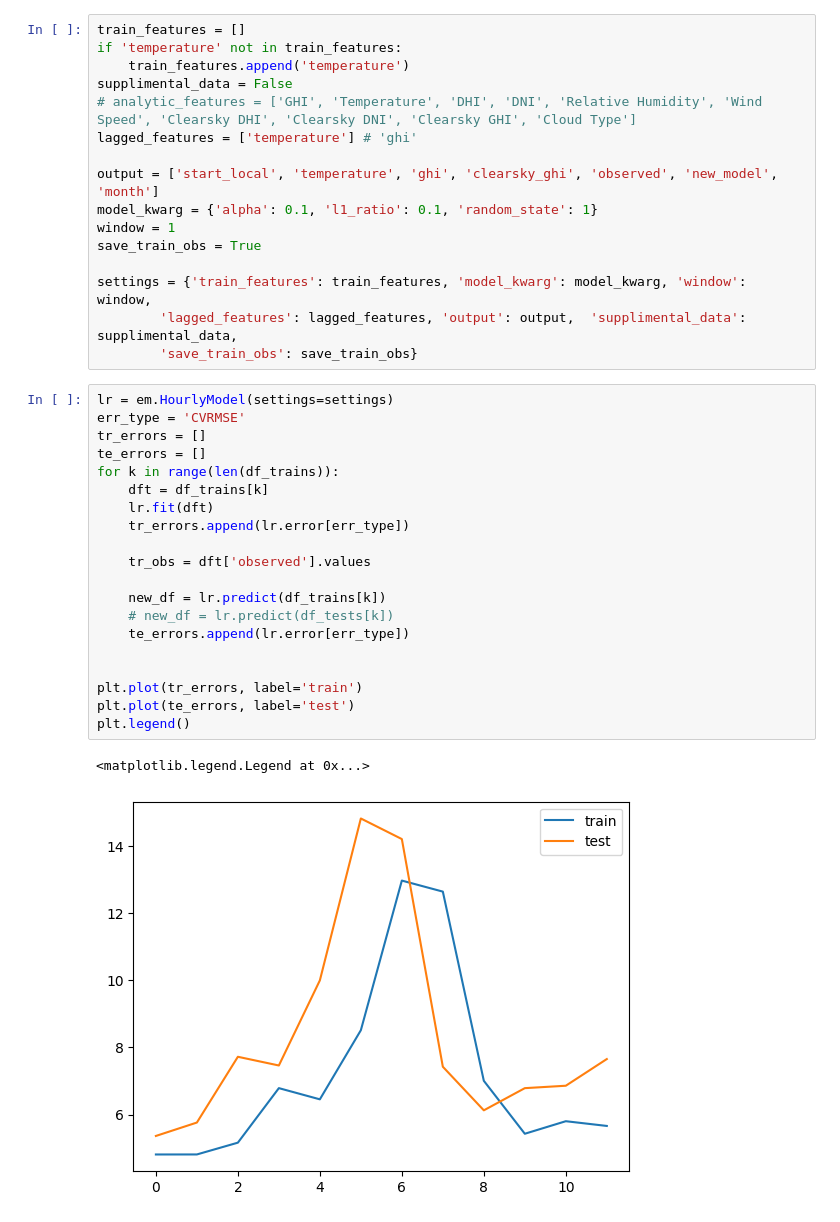
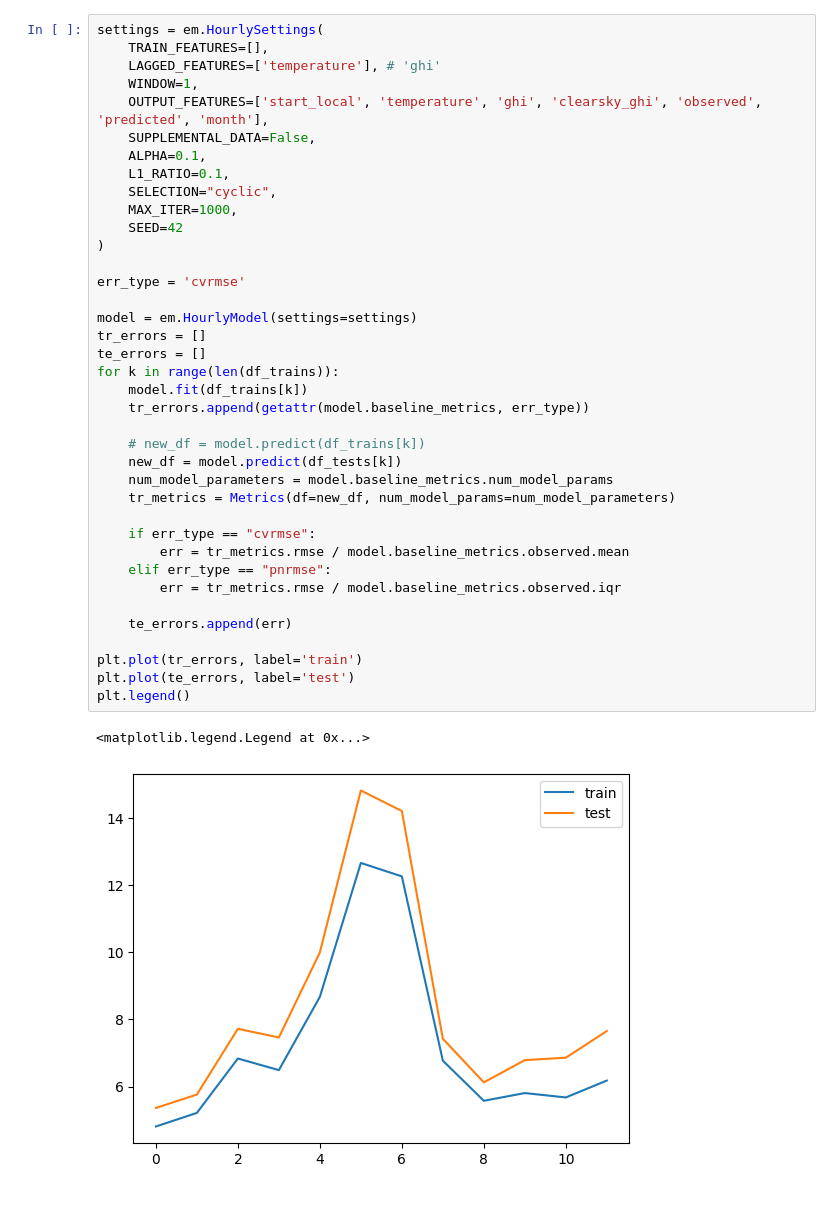
Before and after one commit to openeemeter/eemeter, a Jupyter notebook: scripts/hourly_test.ipynb, the cells around one changed output. Cells and saved outputs as stored; diff of their text form.

Commit message:
added hourly settings, serialization, and baseline metrics
Signed-off-by: travis-recurve <124101151+travis-recurve@users.noreply.github.com>

```diff
--- a/scripts/hourly_test.ipynb
+++ b/scripts/hourly_test.ipynb
@@ -40,45 +43,47 @@ config = {
 }
 data_loader = MCE_Data_Loader_Test(config)
 sid, df_trains, df_tests = data_loader.get_all_cleaned_data(metadata, sd)
-# %%
-train_features = []
-if 'temperature' not in train_features:
-    train_features.append('temperature')
-supplimental_data = False
-# analytic_features = ['GHI', 'Temperature', 'DHI', 'DNI', 'Relative Humidity', 'Wind Speed', 'Clearsky DHI', 'Clearsky DNI', 'Clearsky GHI', 'Cloud Type']
-lagged_features = ['temperature'] # 'ghi'
-
-output = ['start_local', 'temperature', 'ghi', 'clearsky_ghi', 'observed', 'new_model', 'month']
-model_kwarg = {'alpha': 0.1, 'l1_ratio': 0.1, 'random_state': 1}
-window = 1
-save_train_obs = True
-
-settings = {'train_features': train_features, 'model_kwarg': model_kwarg, 'window': window,
-        'lagged_features': lagged_features, 'output': output,  'supplimental_data': supplimental_data,
-        'save_train_obs': save_train_obs}
 # %%
-lr = em.HourlyModel(settings=settings)
-err_type = 'CVRMSE'
+settings = em.HourlySettings(
+    TRAIN_FEATURES=[],
+    LAGGED_FEATURES=['temperature'], # 'ghi'
+    WINDOW=1,
+    OUTPUT_FEATURES=['start_local', 'temperature', 'ghi', 'clearsky_ghi', 'observed', 'predicted', 'month'],
+    SUPPLEMENTAL_DATA=False,
+    ALPHA=0.1,
+    L1_RATIO=0.1,
+    SELECTION="cyclic",
+    MAX_ITER=1000,
+    SEED=42
+)
+
+err_type = 'cvrmse'
+
+model = em.HourlyModel(settings=settings)
 tr_errors = []
 te_errors = []
 for k in range(len(df_trains)):
-    dft = df_trains[k]
-    lr.fit(dft)
-    tr_errors.append(lr.error[err_type])
+    model.fit(df_trains[k])
+    tr_errors.append(getattr(model.baseline_metrics, err_type))
 
-    tr_obs = dft['observed'].values
+    # new_df = model.predict(df_trains[k])
+    new_df = model.predict(df_tests[k])
+    num_model_parameters = model.baseline_metrics.num_model_params
+    tr_metrics = Metrics(df=new_df, num_model_params=num_model_parameters)
 
-    new_df = lr.predict(df_trains[k])
-    # new_df = lr.predict(df_tests[k])
-    te_errors.append(lr.error[err_type])
+    if err_type == "cvrmse":
+        err = tr_metrics.rmse / model.baseline_metrics.observed.mean
+    elif err_type == "pnrmse":
+        err = tr_metrics.rmse / model.baseline_metrics.observed.iqr
 
+    te_errors.append(err)
 
 plt.plot(tr_errors, label='train')
 plt.plot(te_errors, label='test')
 plt.legend()
 # %% [output]
 <matplotlib.legend.Legend at 0x...>
-[figure, old version]
+[figure, new version]
 # %%
 start = 24*70
 window = 24*14
```
Also changed, not shown: parts of 6 cells of this notebook, 7 other files.
